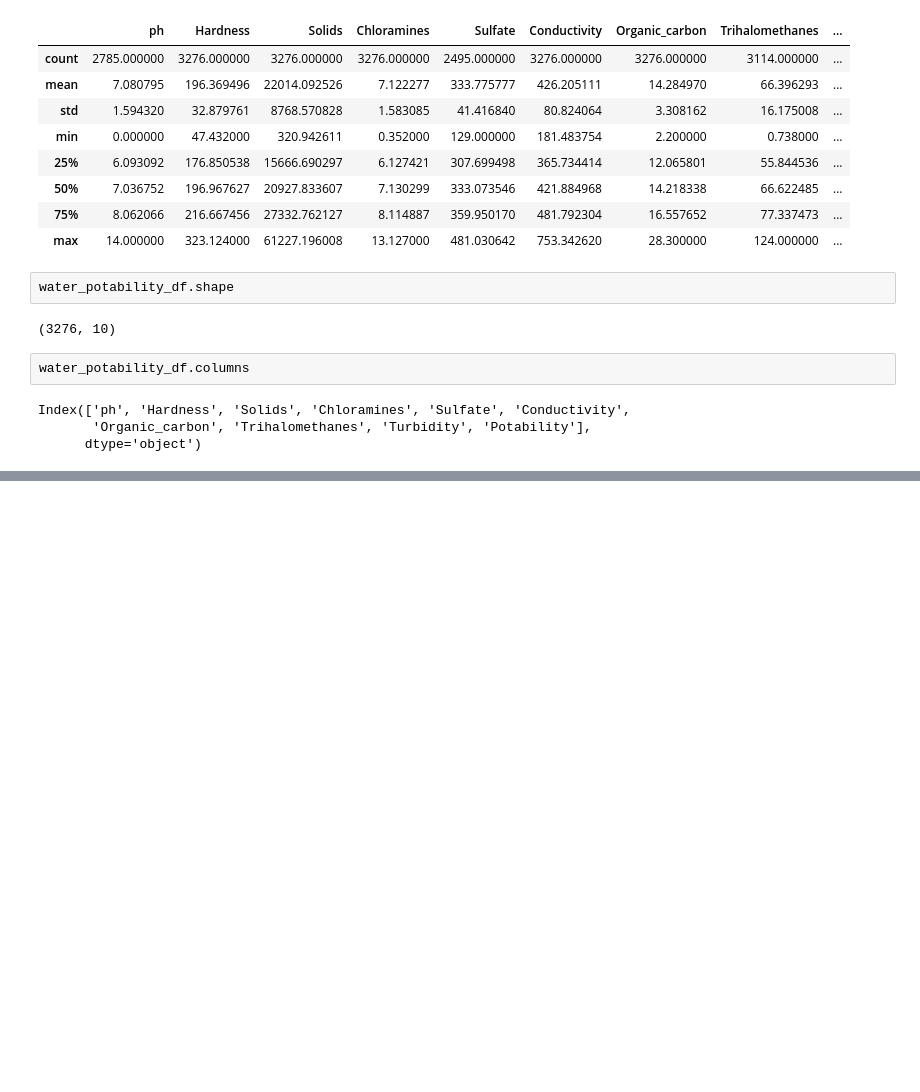
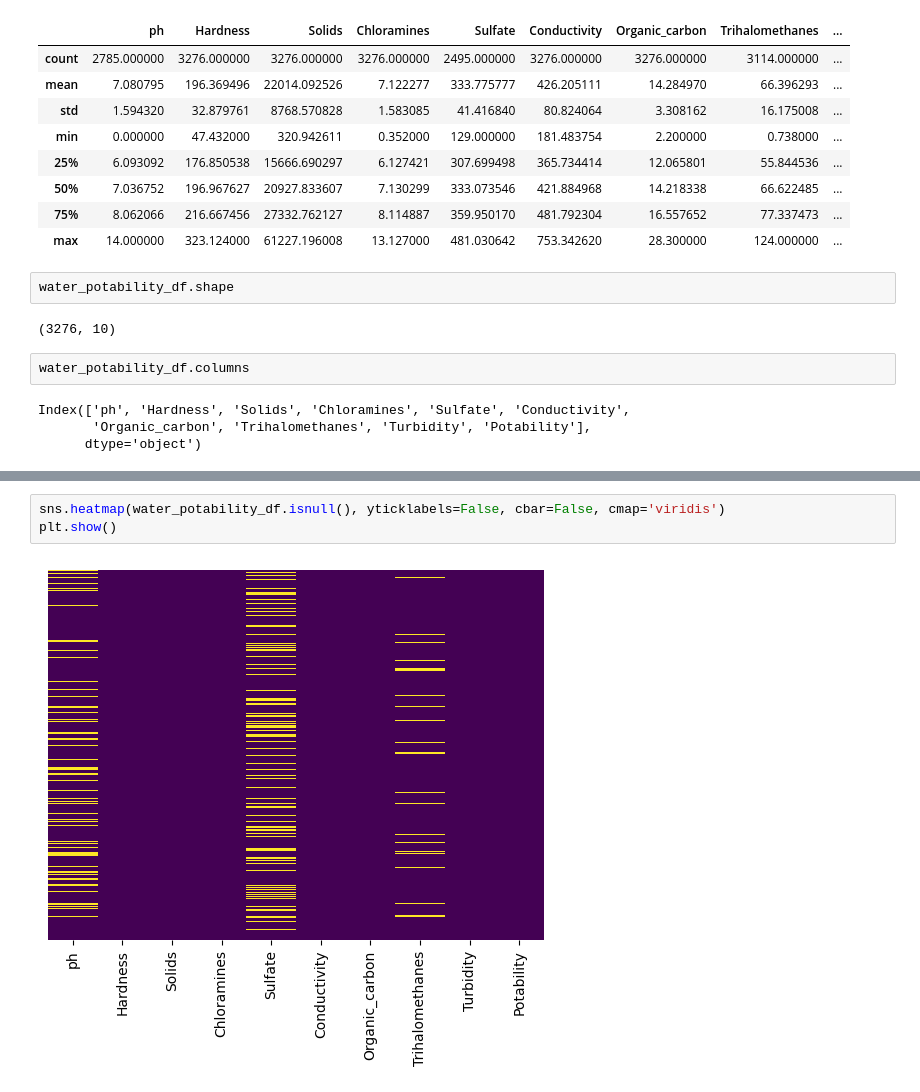
Before and after one commit to AneleMaphalala/water_potability_prediction, a Jupyter notebook: water_potability.ipynb, the cells around one changed output, grey strips where cells are left out. Drawn from its saved outputs; the diff is of its cells as text; blank space fills up the shorter version.

Commit message:
Add Data Visualisation

```diff
--- a/water_potability.ipynb
+++ b/water_potability.ipynb
@@ -107,0 +165,5 @@ Index(['ph', 'Hardness', 'Solids', 'Chloramines', 'Sulfate', 'Conductivity',
+# %%
+sns.heatmap(water_potability_df.isnull(), yticklabels=False, cbar=False, cmap='viridis')
+plt.show()
+# %% [output]
+[figure, added]
```
Also changed, not shown: parts of 24 cells of this notebook.
